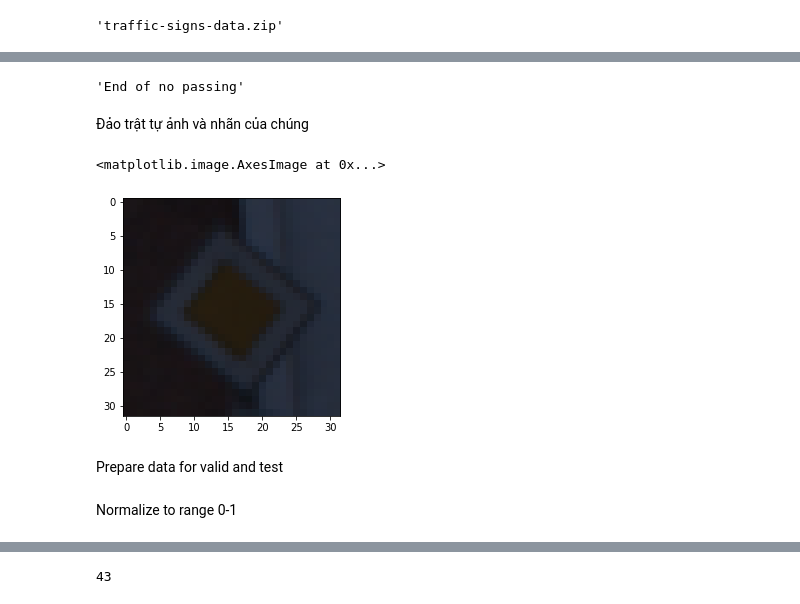
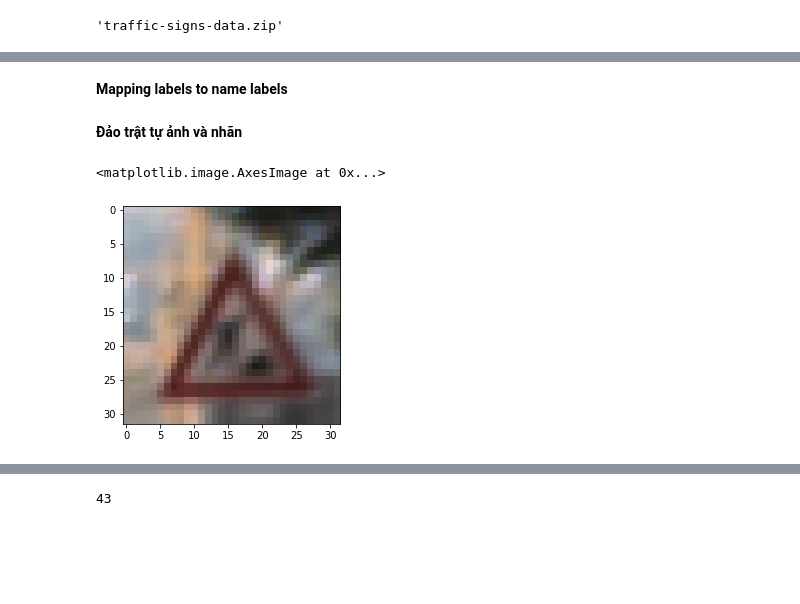
Before and after one commit to hDn24/traffic-sign-classification, a Jupyter notebook: Detect_Traffic_Sign.ipynb, the cells around one changed output, grey strips where cells are left out. Drawn from its saved outputs; the diff is of its cells as text; code cells hidden in the pictures; blank space fills up the shorter version.

```diff
--- a/Detect_Traffic_Sign.ipynb
+++ b/Detect_Traffic_Sign.ipynb
@@ -75,3 +110,5 @@ plt.imshow(X_train[24])
+# %% [markdown]
+**Mapping labels to name labels**
 # %%
 #mapping labels to name labels
 classNames = {0: 'Speed limit (20km/h)',
@@ -117,9 +154,5 @@ classNames = {0: 'Speed limit (20km/h)',
  40: 'Roundabout mandatory',
  41: 'End of no passing',
  42: 'End of no passing by vehicles over 3.5 metric tons'}
-# %%
-classNames[y_train[24]]
-# %% [output]
-'End of no passing'
 # %% [markdown]
-Đảo trật tự ảnh và nhãn của chúng
+**Đảo trật tự ảnh và nhãn**
@@ -128,9 +159,7 @@ from sklearn.utils import shuffle
 # %%
 X_train, y_train = shuffle(X_train, y_train)
 # %%
-plt.imshow(X_train[24])
+plt.imshow(X_train[2408])
 # %% [output]
 <matplotlib.image.AxesImage at 0x...>
-[figure, old version]
+[figure, new version]
-# %% [markdown]
-Prepare data for valid and test
@@ -144,2 +165,0 @@ y_tets = test['labels']
-# %% [markdown]
-Normalize to range 0-1
```
Also changed, not shown: parts of 36 cells of this notebook.
